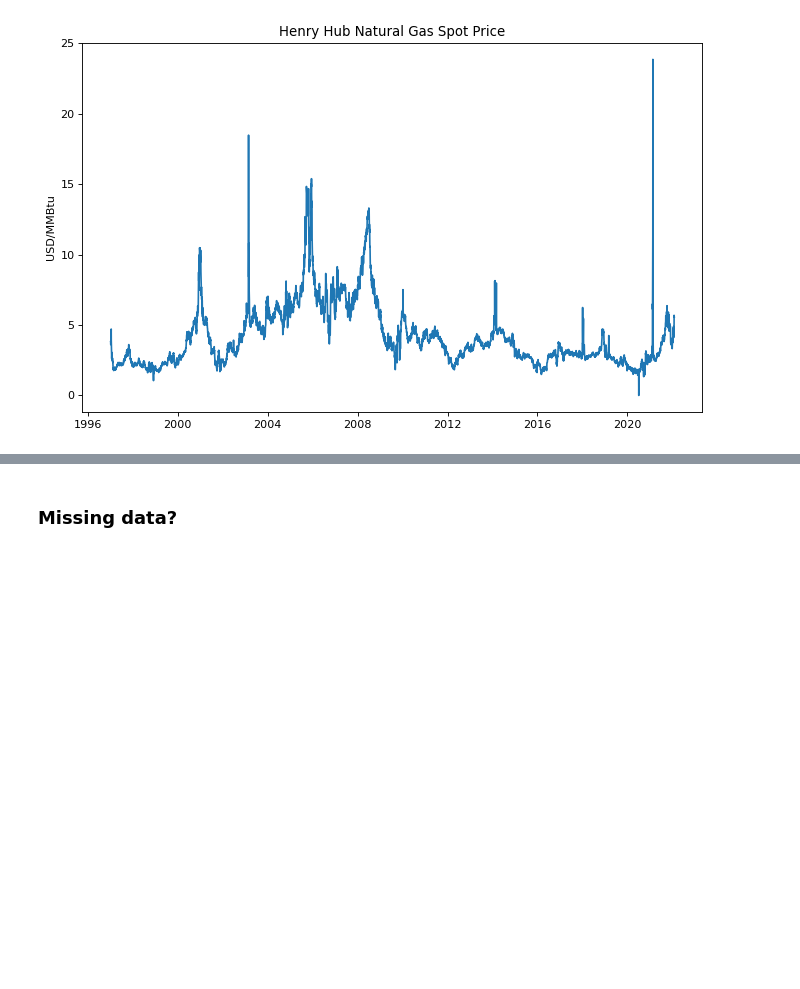
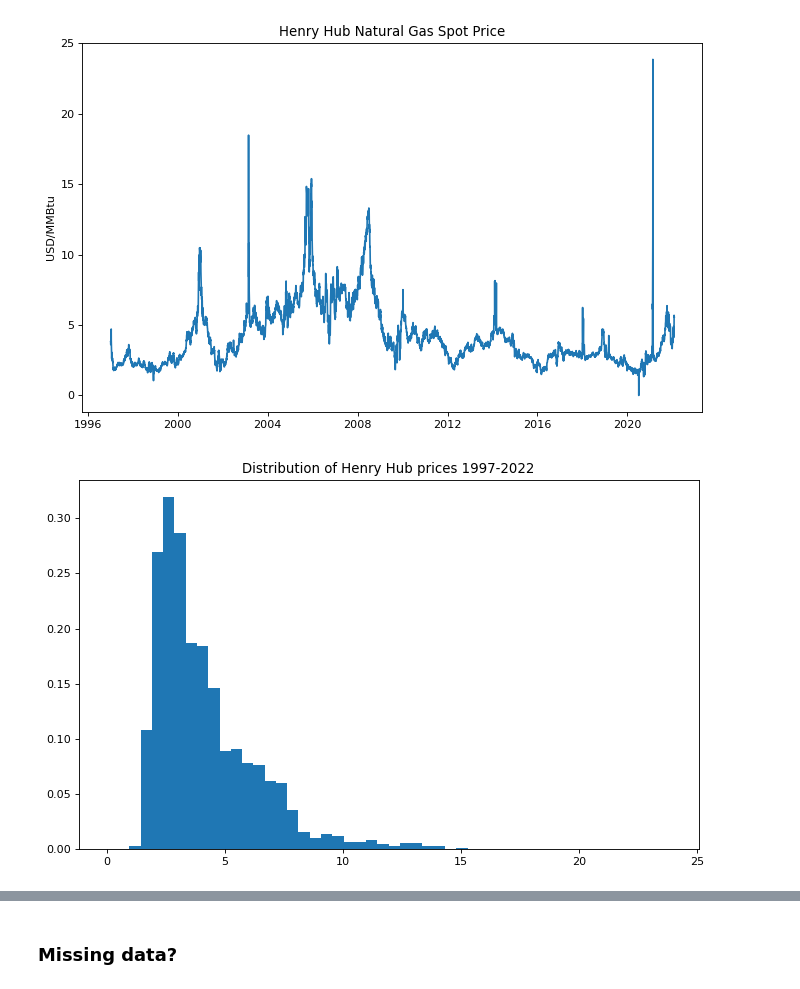
Before and after one commit to yahanxu/Team-2, a Jupyter notebook: data_processing.ipynb, the cells around one changed output, grey strips where cells are left out. Saved outputs shown, nothing was run; the diff lists cells and outputs as text; code cells hidden in the pictures; blank space fills up the shorter version.

```diff
--- a/data_processing.ipynb
+++ b/data_processing.ipynb
@@ -23,13 +23,22 @@ plt.rcParams.update({'figure.figsize': (10, 6), 'figure.dpi': 80}) # set fig siz
 # %% [markdown]
 ## Data gathering and processing
 # %%
-HH_spot_price = nasdaqdatalink.get('EIA/NG_RNGWHHD_D', start_date='1997-01-07', end_date='2022-01-31')
+HH_spot_price = nasdaqdatalink.get('EIA/NG_RNGWHHD_D',
+                                   start_date='1997-01-07',
+                                   end_date='2022-01-31',
+                                   authtoken='Gymx-B5owcdhypB7ydu8')
 plt.plot(HH_spot_price)
 plt.title('Henry Hub Natural Gas Spot Price')
 plt.ylabel('USD/MMBtu')
 plt.show()
 # %% [output]
 [figure]
+# %%
+plt.hist(HH_spot_price, bins=50, density=True)
+plt.title('Distribution of Henry Hub prices 1997-2022')
+plt.show()
+# %% [output]
+[figure, added]
 # %%
 def get_datasets(source, startdate='1997-01-01', enddate='2021-12-31', auth="Gymx-B5owcdhypB7ydu8"):
     try:
```
Also changed, not shown: parts of 18 cells of this notebook.
